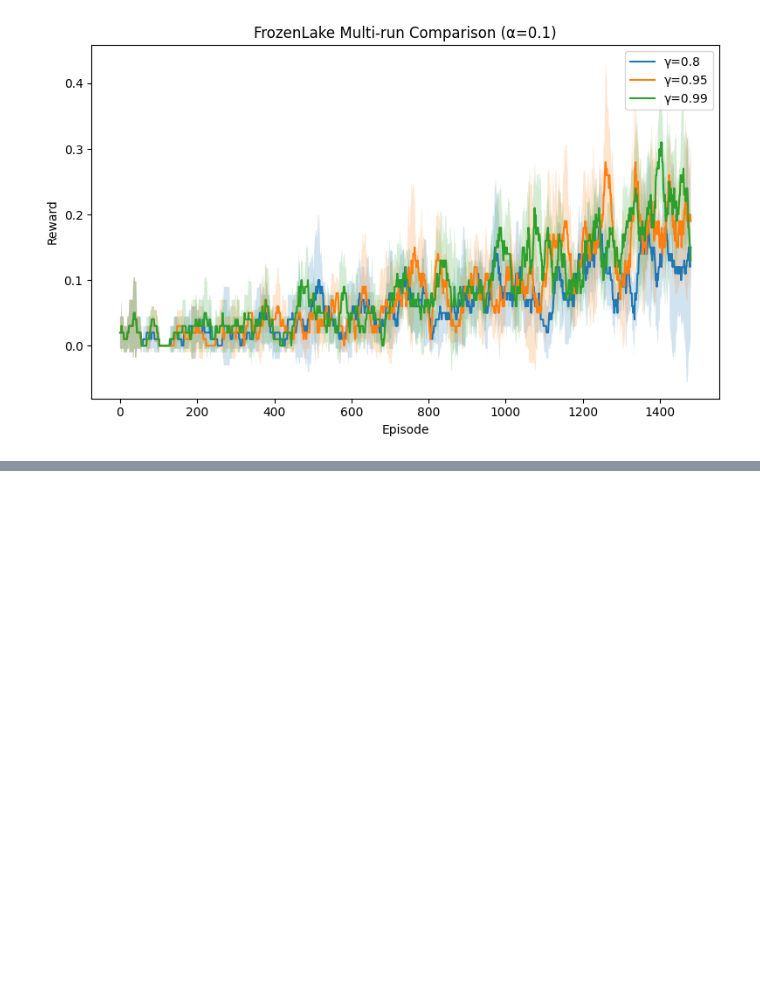
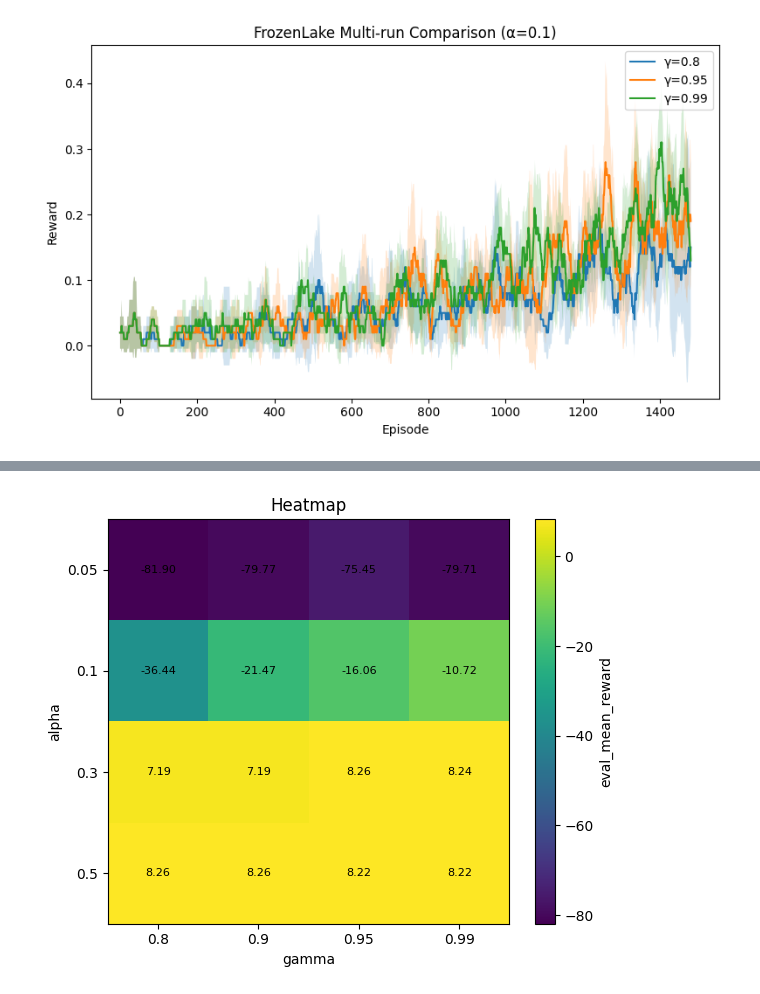
Before and after one commit to SteelspeedYYC/CAS781_finalproject, a Jupyter notebook: experiment.ipynb, the cells around one changed output, grey strips where cells are left out. Drawn from its saved outputs; the diff is of its cells as text; code cells hidden in the pictures; blank space fills up the shorter version.

```diff
--- a/experiment.ipynb
+++ b/experiment.ipynb
@@ -414,0 +474,6 @@ Taxi Experiment
+# %%
+# Same setting would be used for comparasion
+# But since ENV changed to much tougher field, other args could be changed slightly if the performance is bad
+alphas = [0.05, 0.1, 0.3, 0.5] # Learning rate
+gammas = [0.8, 0.9, 0.95, 0.99] # Discount
+seeds = [0, 1, 2, 3, 4] # Seeds
@@ -414,0 +560,9 @@ Taxi Experiment
+# %%
+plot_heatmap_annotated(
+    grid_df,
+    x_param="gamma",
+    y_param="alpha",
+    value="eval_mean_reward"
+)
+# %% [output]
+[figure, added]
```
Also changed, not shown: parts of 6 cells of this notebook, 1 other file.
